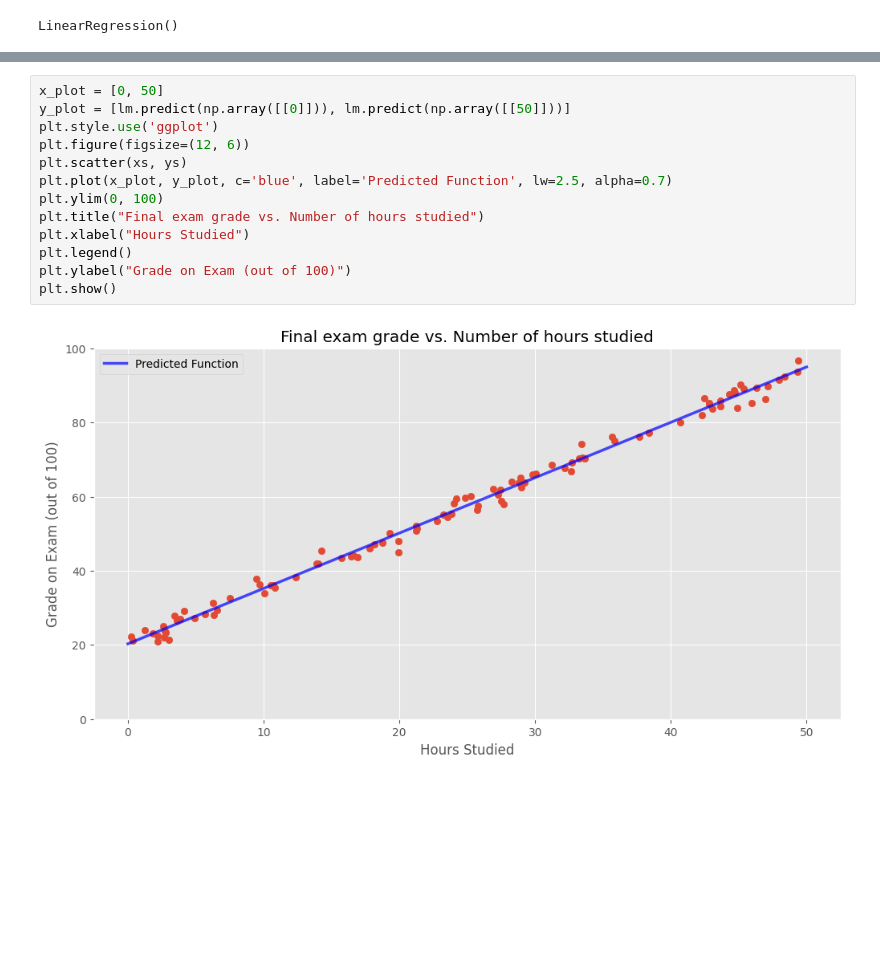
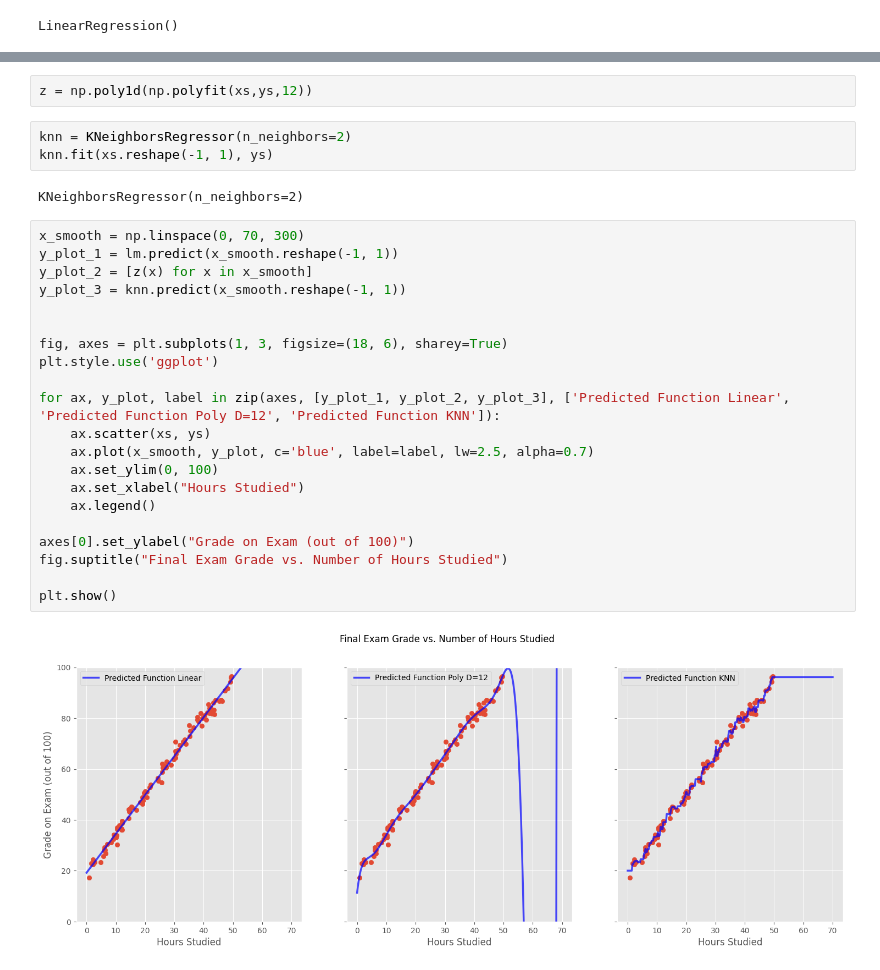
Before and after one commit to aryangarg794/DQN-DRQN, a Jupyter notebook: notebooks/post_stuff.ipynb, the cells around one changed output, grey strips where cells are left out. Cells and saved outputs as stored; diff of their text form; blank space fills up the shorter version.

```diff
--- a/notebooks/post_stuff.ipynb
+++ b/notebooks/post_stuff.ipynb
@@ -40,15 +43,30 @@ mean_squared_error(ys, y_preds)
-# %%
-x_plot = [0, 50]
-y_plot = [lm.predict(np.array([[0]])), lm.predict(np.array([[50]]))]
-plt.style.use('ggplot')
-plt.figure(figsize=(12, 6))
-plt.scatter(xs, ys)
-plt.plot(x_plot, y_plot, c='blue', label='Predicted Function', lw=2.5, alpha=0.7)
-plt.ylim(0, 100)
-plt.title("Final exam grade vs. Number of hours studied")
-plt.xlabel("Hours Studied")
-plt.legend()
-plt.ylabel("Grade on Exam (out of 100)")
-plt.show()
-# %% [output]
-[figure, removed]
+# %%
+z = np.poly1d(np.polyfit(xs,ys,12))
+# %%
+knn = KNeighborsRegressor(n_neighbors=2)
+knn.fit(xs.reshape(-1, 1), ys)
+# %% [output]
+KNeighborsRegressor(n_neighbors=2)
+# %%
+x_smooth = np.linspace(0, 70, 300)
+y_plot_1 = lm.predict(x_smooth.reshape(-1, 1))
+y_plot_2 = [z(x) for x in x_smooth]
+y_plot_3 = knn.predict(x_smooth.reshape(-1, 1))
+
+
+fig, axes = plt.subplots(1, 3, figsize=(18, 6), sharey=True)
+plt.style.use('ggplot')
+
+for ax, y_plot, label in zip(axes, [y_plot_1, y_plot_2, y_plot_3], ['Predicted Function Linear', 'Predicted Function Poly D=12', 'Predicted Function KNN']):
+    ax.scatter(xs, ys)
+    ax.plot(x_smooth, y_plot, c='blue', label=label, lw=2.5, alpha=0.7)
+    ax.set_ylim(0, 100)
+    ax.set_xlabel("Hours Studied")
+    ax.legend()
+
+axes[0].set_ylabel("Grade on Exam (out of 100)")
+fig.suptitle("Final Exam Grade vs. Number of Hours Studied")
+
+plt.show()
+# %% [output]
+[figure, added]
```
Also changed, not shown: parts of 4 cells of this notebook, 5 other files.
